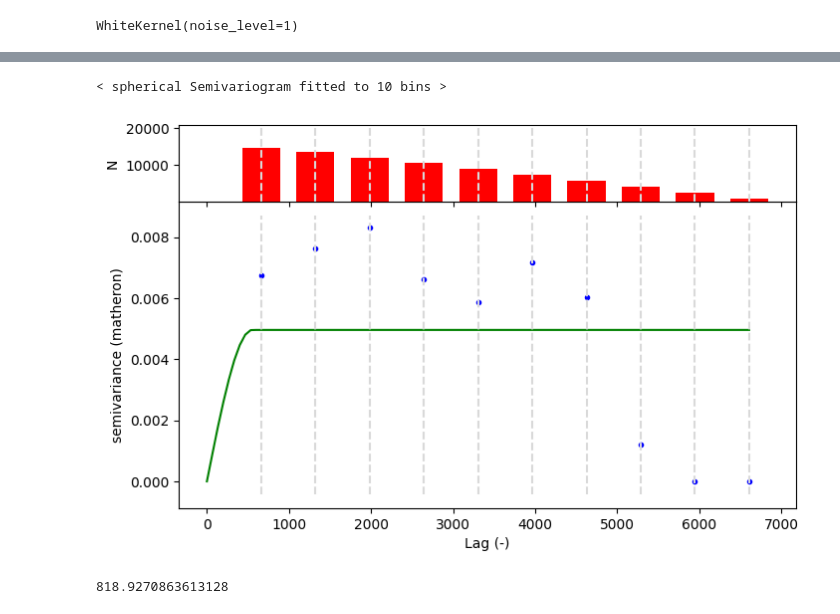
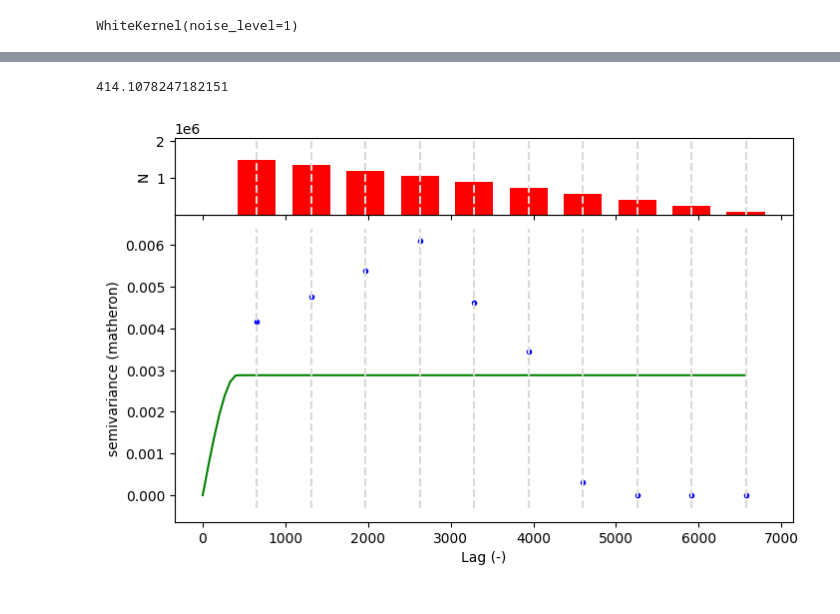
Before and after one commit to csc7/Probabilistic_Programming, a Jupyter notebook: GP_General.ipynb, the cells around one changed output, grey strips where cells are left out. Cells and saved outputs as stored; diff of their text form; code cells hidden in the pictures.

```diff
--- a/GP_General.ipynb
+++ b/GP_General.ipynb
@@ -39,13 +43,17 @@ X_train = np.linspace(-1000, 1000, 11).reshape(-1, 1)  # 10 training points
 # RBF kernel function
 def rbf_kernel(x1, x2, length_scale, variance):
     sqdist = np.sum((x1 - x2)**2)
+    #dists = cdist(x1, x2, 'euclidean')**2
     return variance * np.exp(-0.5 * sqdist / length_scale**2)
+    #return variance * np.exp(-0.5 * dists / length_scale**2)
 
 # Matern kernel function
 def matern_kernel(x1, x2, length_scale, nu, variance):
 
     # Calculate the Euclidean distance between points
-    d = np.sqrt(np.sum((x1 - x2)**2, axis=-1))
+    #d = np.sqrt(np.sum((x1 - x2)**2, axis=-1))
+    d = np.linalg.norm(np.array(x1) - np.array(x2))
+    #d = cdist(x1, x2, 'euclidean')
 
     # Special case where nu is large (approximates RBF kernel)
     if nu == np.inf:
@@ -428,7 +253,4 @@ from sklearn.gaussian_process.kernels import RBF, WhiteKernel
 # %%
-# SciPy Ricker wavelet
-from scipy.signal import ricker
-
 # Parameters
 nt = 200    # Number of time samples
 dt = 0.02   # Sampling interval (seconds)
@@ -454,9 +276,13 @@ for i in range(n_realizations):
     # Reflectivity model (2D grid with reflectors)
     reflectivity = np.zeros((nt, nz))
 
-    # Horizontal reflector
-    reflector_depth = int(2500 / (v * dt))
-    reflectivity[reflector_depth, :] = 0.7  # Reflectivity coefficient
+    ## Horizontal reflector
+    #reflector_depth = int(2500 / (v * dt))
+    #reflectivity[reflector_depth, :] = 0.7  # Reflectivity coefficient
+#
+    ## Horizontal reflector 2
+    #reflector_depth_2 = int(1500 / (v * dt))
+    #reflectivity[reflector_depth_2, :] = 0.5  # Reflectivity coefficient
 
     # Dipping reflector
     slope = 1
@@ -465,6 +291,14 @@ for i in range(n_realizations):
         depth_idx = intercept_depth + int(ix * slope)
         if depth_idx < nt:  # Ensure we don't go out of bounds
             reflectivity[depth_idx, ix] = 0.9  # Reflectivity coefficient
+
+    ## Dipping reflector 2
+    #slope_2 = 1
+    #intercept_depth_2 = int(4500 / (v * dt))
+    #for ix in range(nz):
+    #    depth_idx = intercept_depth_2 + int(ix * slope)
+    #    if depth_idx < nt:  # Ensure we don't go out of bounds
+    #        reflectivity[depth_idx, ix] = 0.5  # Reflectivity coefficient
 
     # Ricker wavelet from SciPy
     f0 = 10  # Dominant frequency (Hz)
@@ -743,14 +801,13 @@ Optimal nugget of the variogram: 0.00
 # %%
 # QC with skgstat (SciKit gstat)
+import skgstat as skg
 
-import skgstat as skg
-V = skg.Variogram(coords[0::10], values[0::10])
+values = reflectivity.flatten()
+
+#V = skg.Variogram(coords[0::10], values[0::10])
+V = skg.Variogram(coords, values)
 V.plot()
-V
+V.parameters[0]
 # %% [output]
-< spherical Semivariogram fitted to 10 bins >
+414.1078247182151
-[figure, old version]
+[figure, new version]
-# %%
-V.parameters[0]
-# %% [output]
-818.9270863613128
```
Also changed, not shown: parts of 39 cells of this notebook.
